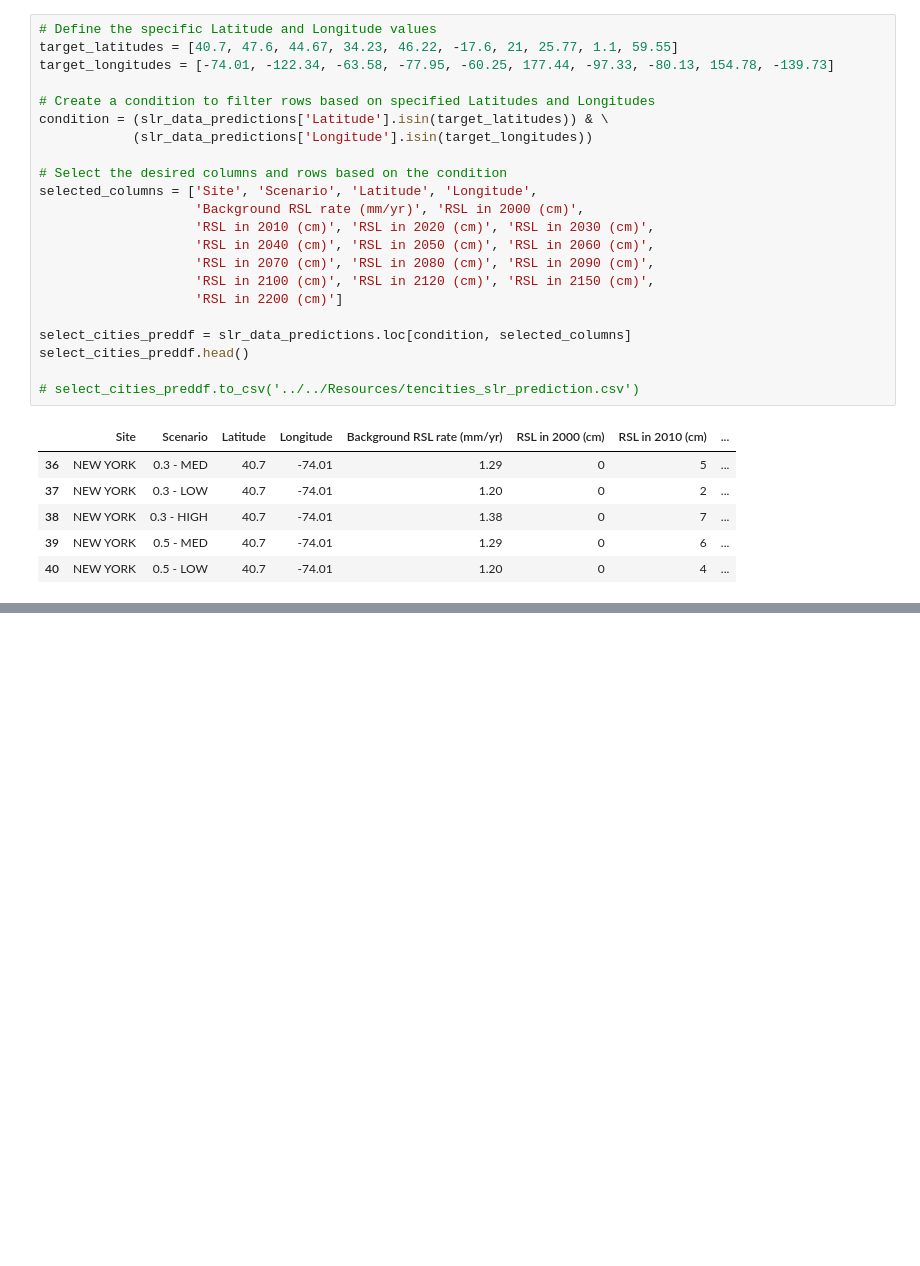
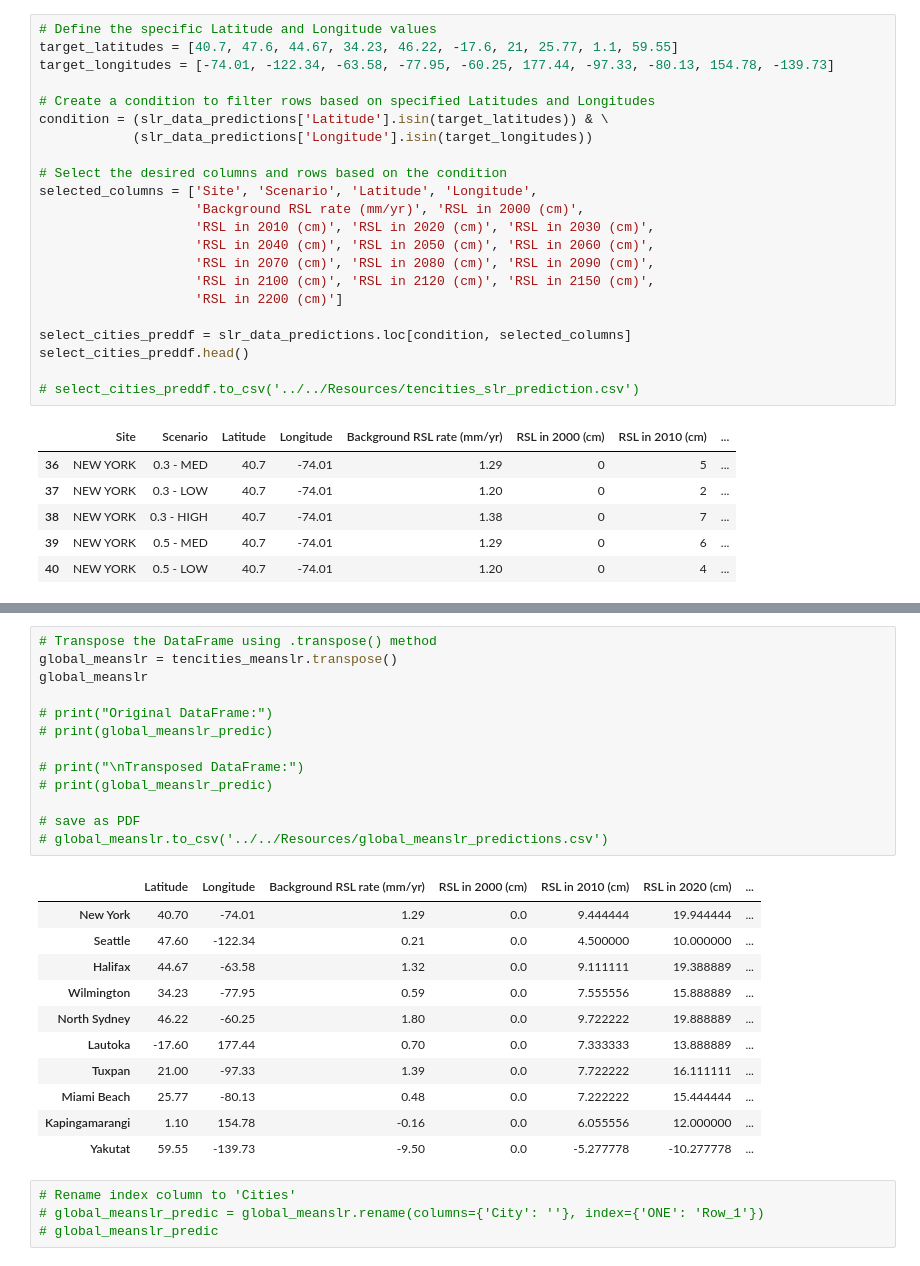
Before and after one commit to jdmandras/Project-3, a Jupyter notebook: Individual Workspaces/Jennifer Alvarez/Jennifer.ipynb, the cells around one changed output, grey strips where cells are left out. Cells and saved outputs as stored; diff of their text form; blank space fills up the shorter version.

```diff
--- a/Individual Workspaces/Jennifer Alvarez/Jennifer.ipynb
+++ b/Individual Workspaces/Jennifer Alvarez/Jennifer.ipynb
@@ -142,0 +240,29 @@ Box(children=(HTML(value='<div id="ifr-pyg-0" style="height: auto">\n    <head>\
+# %%
+# Transpose the DataFrame using .transpose() method
+global_meanslr = tencities_meanslr.transpose()
+global_meanslr
+
+# print("Original DataFrame:")
+# print(global_meanslr_predic)
+
+# print("\nTransposed DataFrame:")
+# print(global_meanslr_predic)
+
+# save as PDF
+# global_meanslr.to_csv('../../Resources/global_meanslr_predictions.csv')
+# %% [output]
+|  | Latitude | Longitude | Background RSL rate (mm/yr) | RSL in 2000 (cm) | RSL in 2010 (cm) | RSL in 2020 (cm) | ... |
+| New York | 40.70 | -74.01 | 1.29 | 0.0 | 9.444444 | 19.944444 | ... |
+| Seattle | 47.60 | -122.34 | 0.21 | 0.0 | 4.500000 | 10.000000 | ... |
+| Halifax | 44.67 | -63.58 | 1.32 | 0.0 | 9.111111 | 19.388889 | ... |
+| Wilmington | 34.23 | -77.95 | 0.59 | 0.0 | 7.555556 | 15.888889 | ... |
+| North Sydney | 46.22 | -60.25 | 1.80 | 0.0 | 9.722222 | 19.888889 | ... |
+| Lautoka | -17.60 | 177.44 | 0.70 | 0.0 | 7.333333 | 13.888889 | ... |
+| Tuxpan | 21.00 | -97.33 | 1.39 | 0.0 | 7.722222 | 16.111111 | ... |
+| Miami Beach | 25.77 | -80.13 | 0.48 | 0.0 | 7.222222 | 15.444444 | ... |
+| Kapingamarangi | 1.10 | 154.78 | -0.16 | 0.0 | 6.055556 | 12.000000 | ... |
+| Yakutat | 59.55 | -139.73 | -9.50 | 0.0 | -5.277778 | -10.277778 | ... |
+# %%
+# Rename index column to 'Cities'
+# global_meanslr_predic = global_meanslr.rename(columns={'City': ''}, index={'ONE': 'Row_1'})
+# global_meanslr_predic
```
Also changed, not shown: parts of 3 cells of this notebook, 1 other file.
